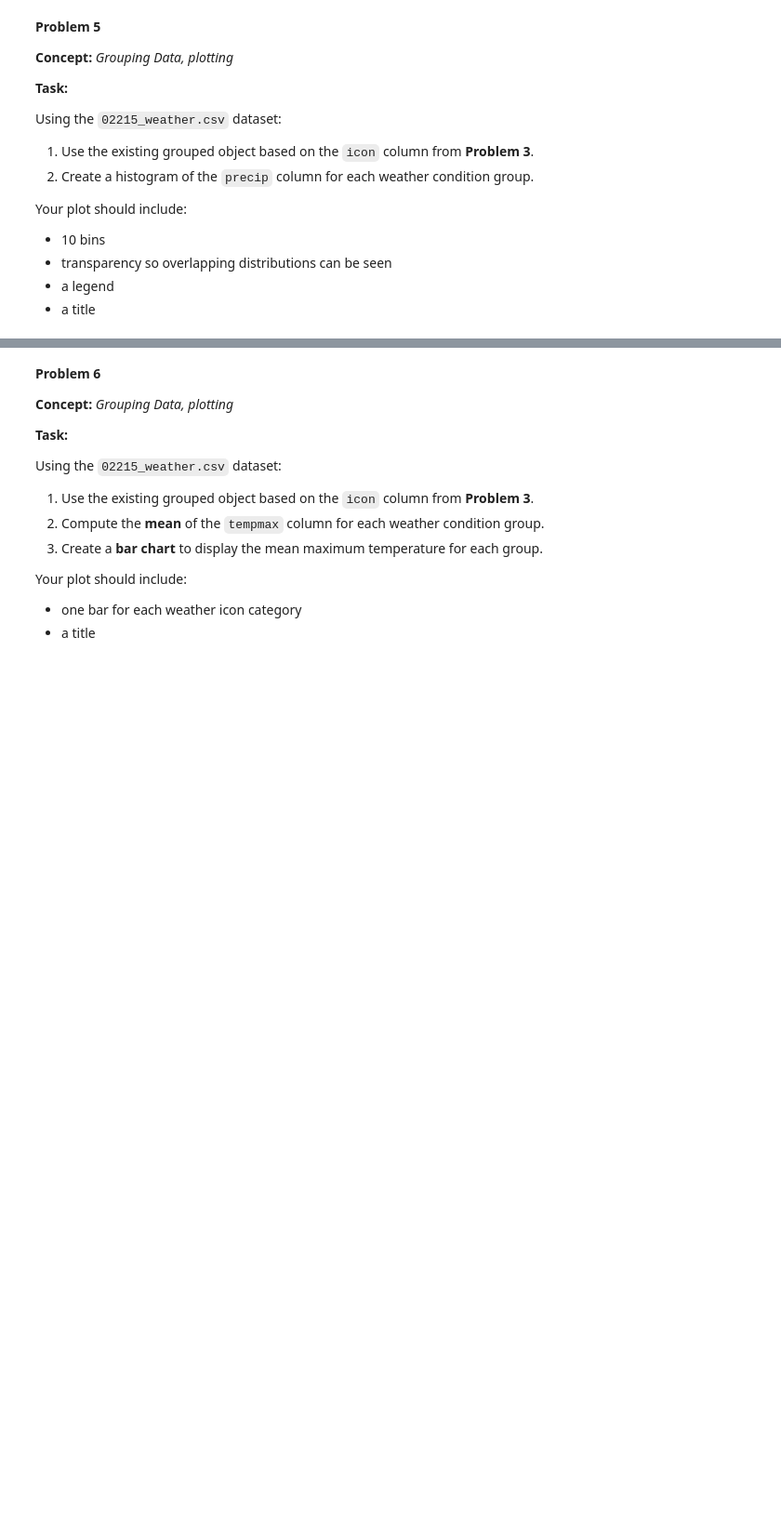
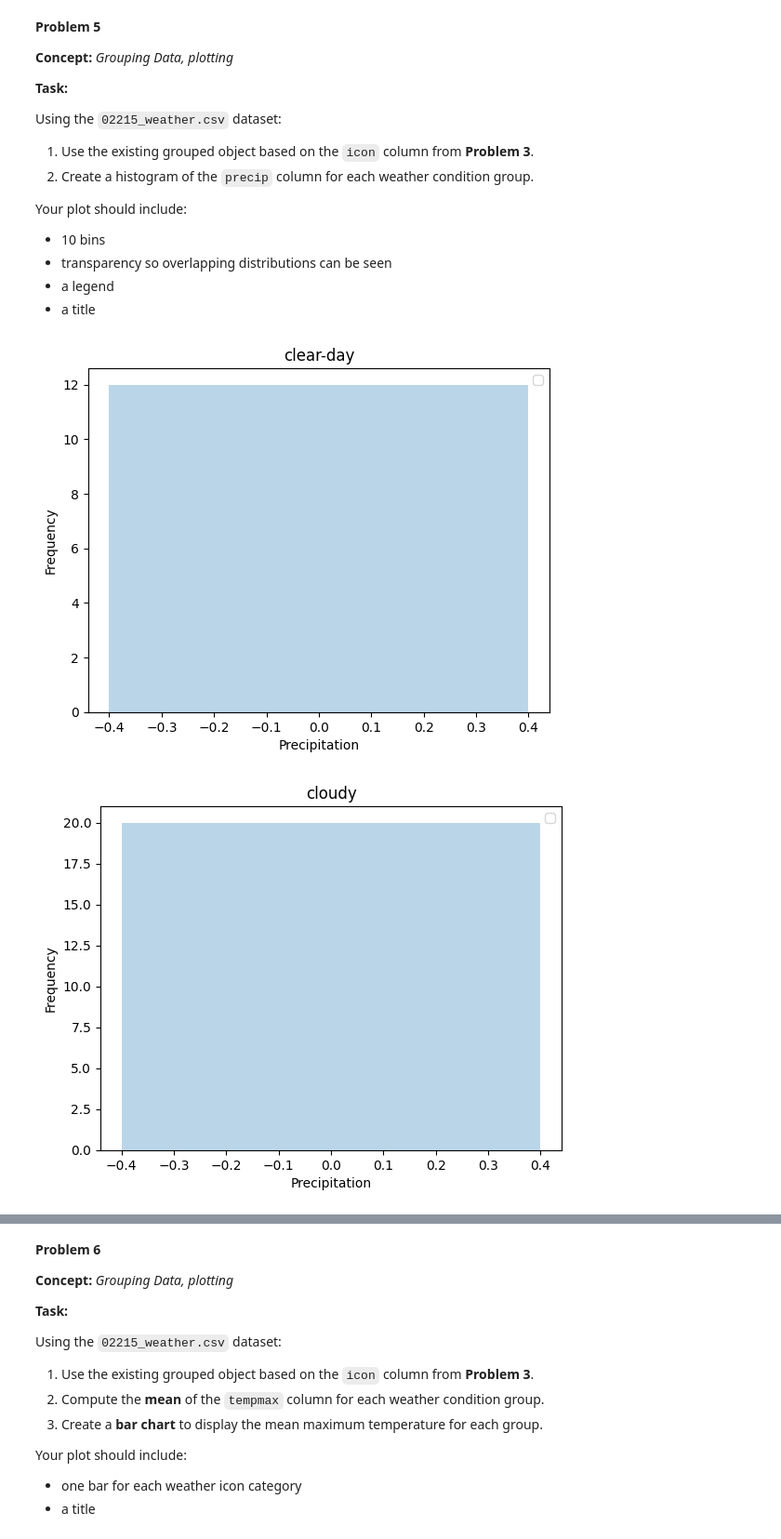
Before and after one commit to kamila-kydykova/homework, a Jupyter notebook: week-11/homework.ipynb, the cells around one changed output, grey strips where cells are left out. Shown at 93% size. Saved outputs shown, nothing was run; the diff lists cells and outputs as text; code cells hidden in the pictures; blank space fills up the shorter version.

```diff
--- a/week-11/homework.ipynb
+++ b/week-11/homework.ipynb
@@ -209,0 +247,24 @@ Your plot should include:
+# %%
+# Your Solution
+
+precipCounts = {}
+
+for label, data in (iconDf):
+    precipList = data['precip']
+    for prec in precipList:
+        if prec in precipCounts:
+            precipCounts[prec] += 1
+        else:
+            precipCounts[prec] = 1
+    #print(precipCounts)
+    plt.figure() # new figure before plotting
+    plt.bar(precipCounts.keys(), precipCounts.values(), alpha=0.3)
+    plt.title(label)
+    plt.xlabel("Precipitation")
+    plt.ylabel("Frequency")
+    plt.legend()
+
+plt.show()
+# %% [output]
+[figure, added]
+[figure, added]
```
Also changed, not shown: parts of 28 cells of this notebook.
